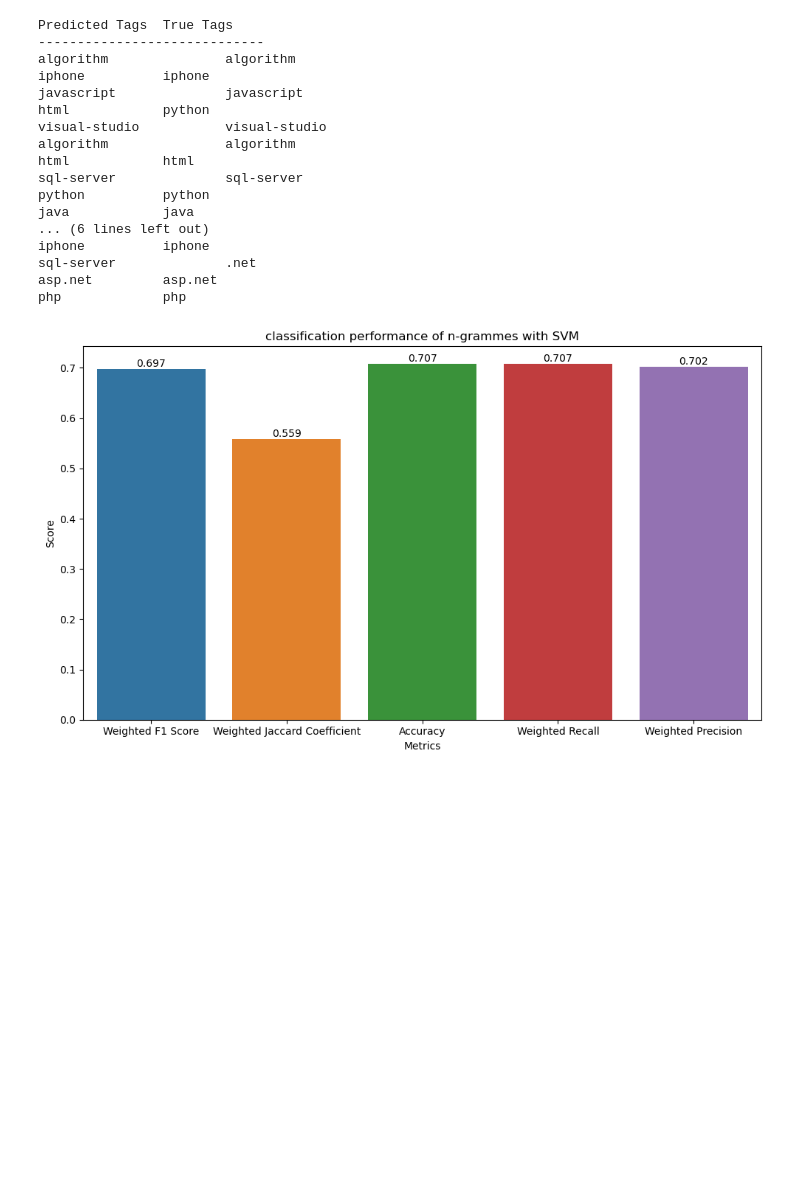
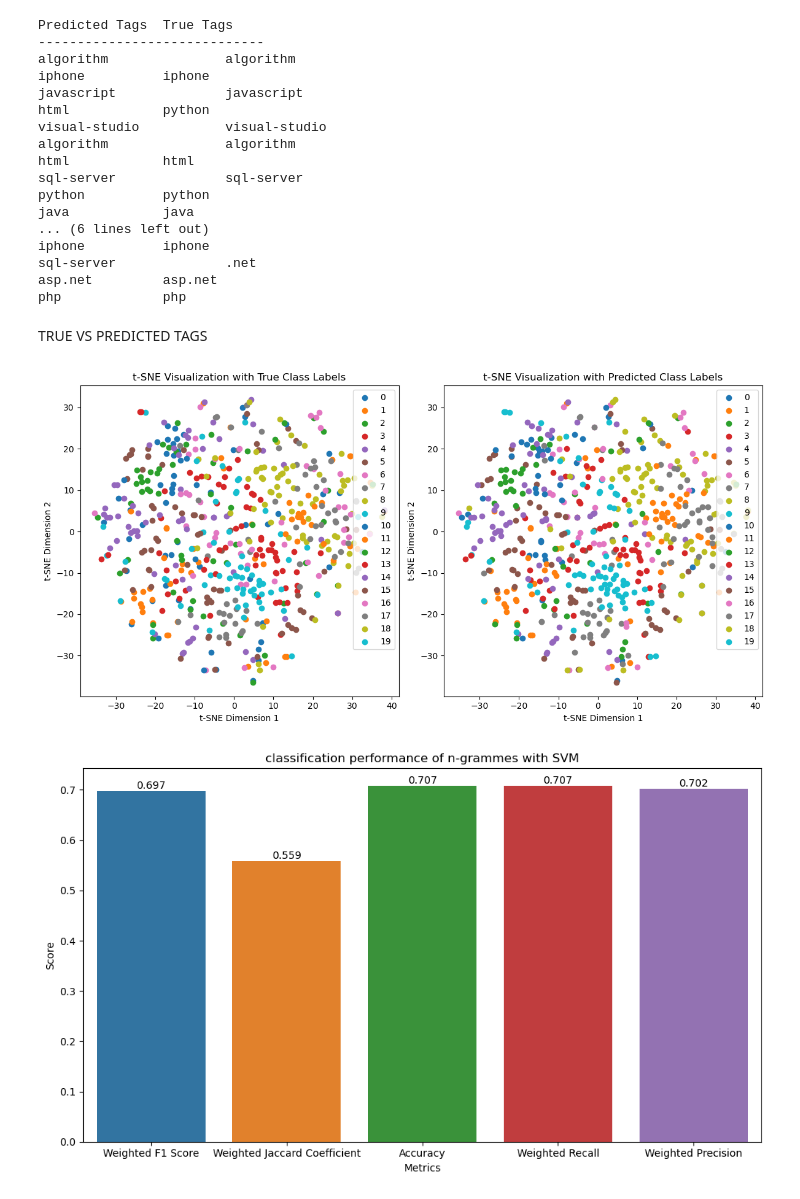
Before and after one commit to theNorthman811/Stack_Overflow_tags_suggestion, a Jupyter notebook: BELGHAZI_SEDDIK_3_code_082023.ipynb, the cells around one changed output. Saved outputs shown, nothing was run; the diff lists cells and outputs as text; code cells hidden in the pictures; blank space fills up the shorter version.

```diff
--- a/BELGHAZI_SEDDIK_3_code_082023.ipynb
+++ b/BELGHAZI_SEDDIK_3_code_082023.ipynb
@@ -334,6 +360,25 @@ iphone          iphone
 sql-server              .net
 asp.net         asp.net
 php             php
+# %%
+# Apply t-SNE to reduce the test set features to 2D using the same t-SNE model
+X_test_tsne = tsne_model.fit_transform(feat_test)
+# %% [markdown]
+TRUE VS PREDICTED TAGS
+# %%
+import pickle
+
+# Load X_test_tsne_ng.pkl
+with open('X_test_tsne_ng.pkl', 'rb') as file:
+    X_test_tsne = pickle.load(file)
+
+# Load X_train_tsne_ng.pkl
+with open('X_train_tsne_ng.pkl', 'rb') as file:
+    X_train_tsne = pickle.load(file)
+# %%
+plot_tSNE_double(X_test_tsne, y_test_labels, y_pred_labels)
+# %% [output]
+[figure, added]
 # %%
 model_name = "n-grammes with SVM"
 metrics_scores = {
```
Also changed, not shown: parts of 93 cells of this notebook, 3 other files.
